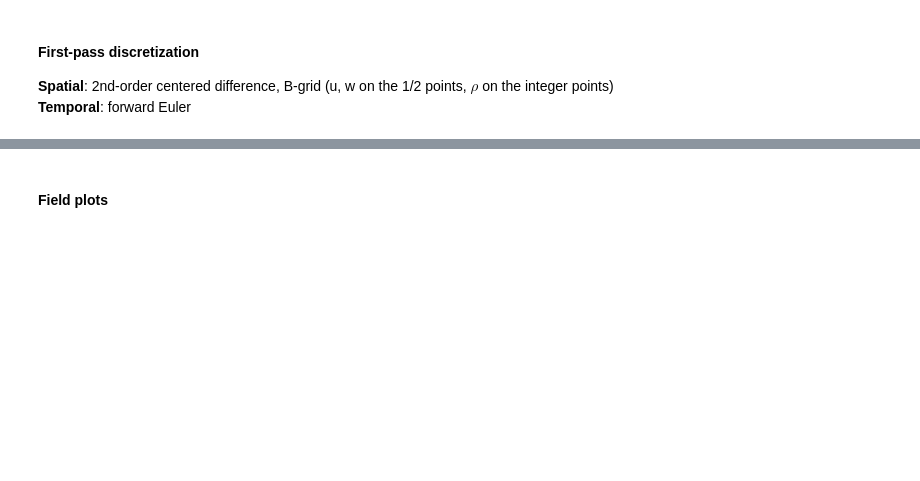
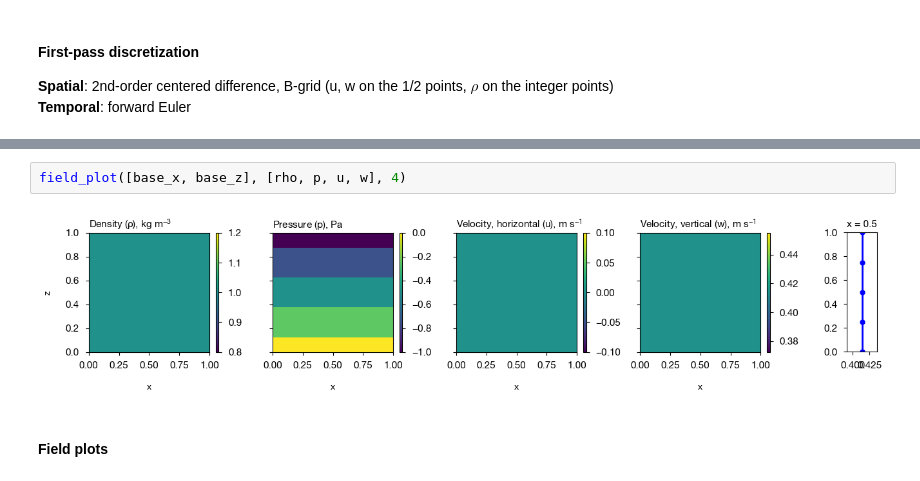
Before and after one commit to mr-gabrielrios/aos_575, a Jupyter notebook: project/notebook.ipynb, the cells around one changed output, grey strips where cells are left out. Cells and saved outputs as stored; diff of their text form; blank space fills up the shorter version.

```diff
--- a/project/notebook.ipynb
+++ b/project/notebook.ipynb
@@ -190,3 +340,7 @@ Text(0, 0.5, 'z')
+# %%
+field_plot([base_x, base_z], [rho, p, u, w], 4)
+# %% [output]
+[figure, new version]
 # %% [markdown]
 #### Field plots
 # %%
```
Also changed, not shown: parts of 20 cells of this notebook.
